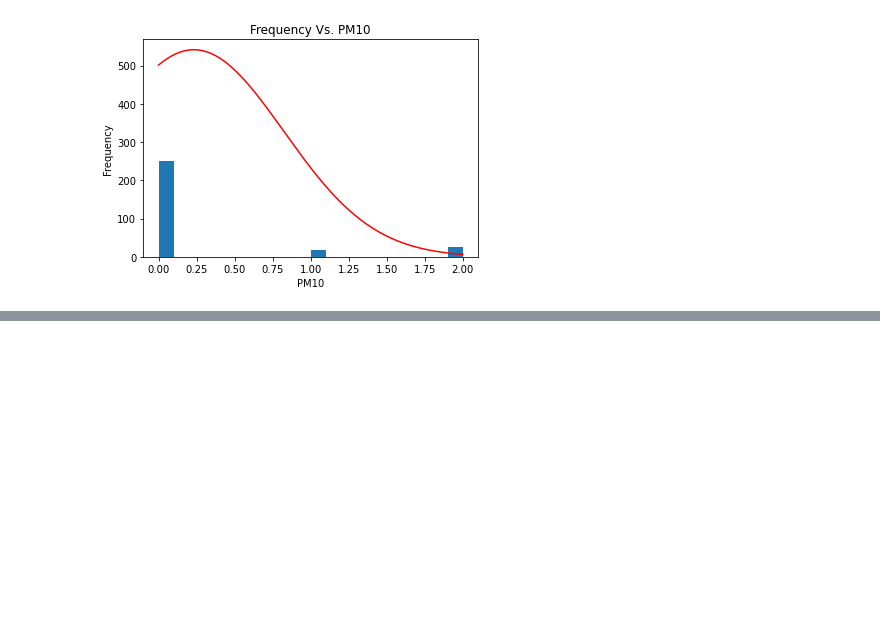
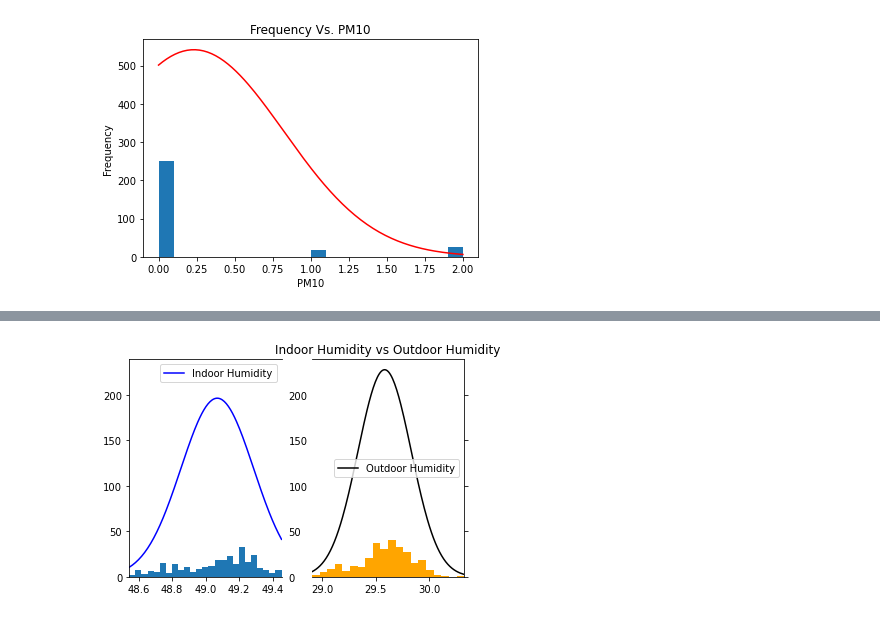
Before and after one commit to Gamecrasher-rgb/E11-LabWork, a Jupyter notebook: Week 6 Lab Work.ipynb, the cells around one changed output, grey strips where cells are left out. Cells and saved outputs as stored; diff of their text form; code cells hidden in the pictures; blank space fills up the shorter version.

```diff
--- a/Week 6 Lab Work.ipynb
+++ b/Week 6 Lab Work.ipynb
@@ -373,0 +458,40 @@ plt.show()
+# %%
+f,(ax,ax2) = plt.subplots(1,2,sharey=True, facecolor='w')
+
+ax.set_xlim(np.min(indoor_data["Humidity"]),np.max(indoor_data["Humidity"]))
+ax2.set_xlim(np.min(outdoor_data["Humidity"]),np.max(outdoor_data["Humidity"]))
+
+# hide the spines between ax and ax2
+ax.spines['right'].set_visible(False)
+ax2.spines['left'].set_visible(False)
+ax.yaxis.tick_left()
+ax.tick_params(labelright='off')
+ax2.yaxis.tick_right()
+
+ax.hist(indoor_data["Humidity"], bins = 25)
+
+press_mu = np.mean(indoor_data["Humidity"])
+press_std = np.std(indoor_data["Humidity"])
+
+x = np.linspace(np.min(indoor_data["Humidity"]), np.max(indoor_data["Humidity"]), 150)
+
+press_gauss = indoor_Gaus_distribution(x,press_mu,press_std)
+
+ax.plot(x, press_gauss, color = 'blue')
+
+ax2.hist(outdoor_data["Humidity"], bins = 20, color = 'orange')
+
+outdoor_press_mu = np.mean(outdoor_data["Humidity"])
+outdoor_press_std = np.std(outdoor_data["Humidity"])
+
+x = np.linspace(np.min(outdoor_data["Humidity"]), np.max(outdoor_data["Humidity"]), 150)
+
+Outdoor_Press_gauss = outdoor_Gaus_distribution(x,outdoor_press_mu,outdoor_press_std)
+
+ax2.plot(x, Outdoor_Press_gauss, color = 'k')
+plt.title("Indoor Humidity vs Outdoor Humidity")
+ax.legend(['Indoor Humidity'])
+ax2.legend(['Outdoor Humidity'])
+plt.show()
+# %% [output]
+[figure, added]
```
Also changed, not shown: parts of 2 cells of this notebook.
